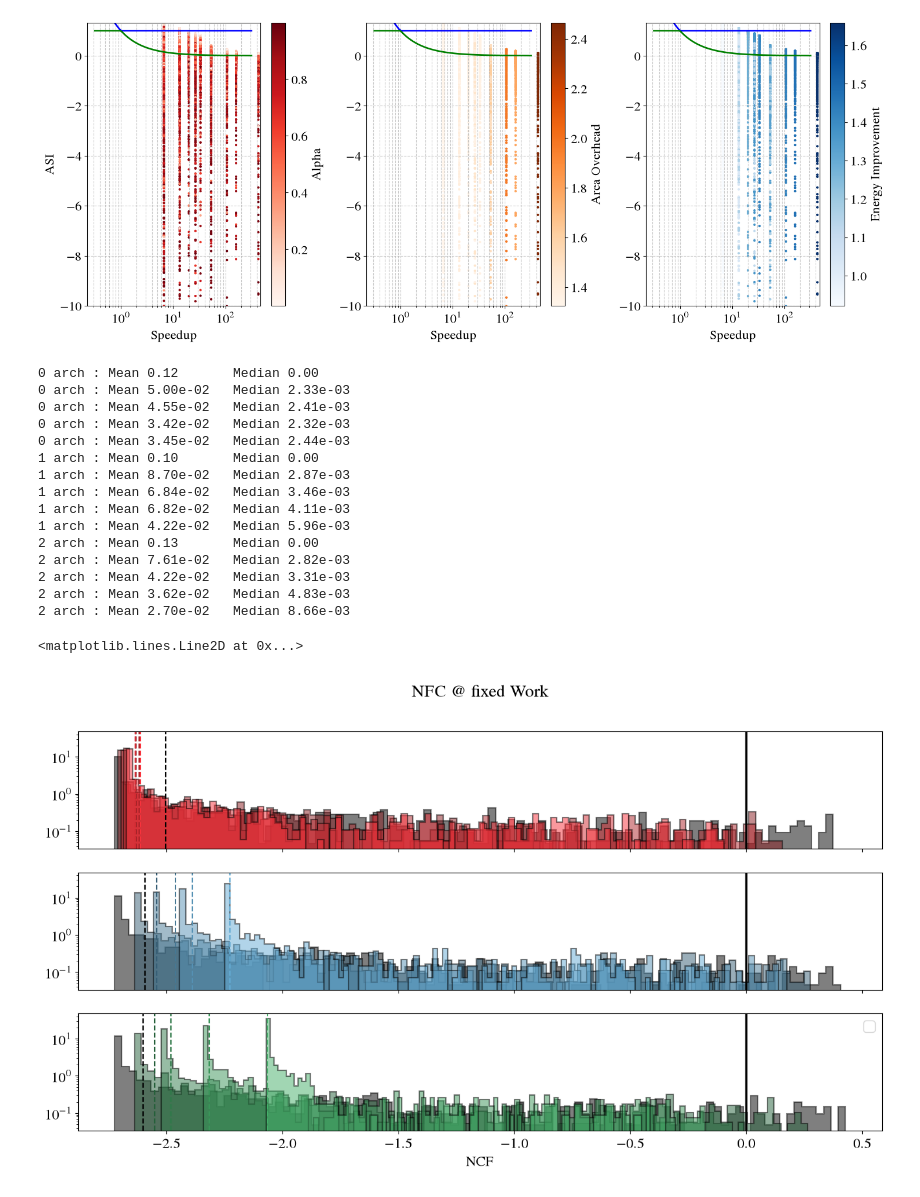
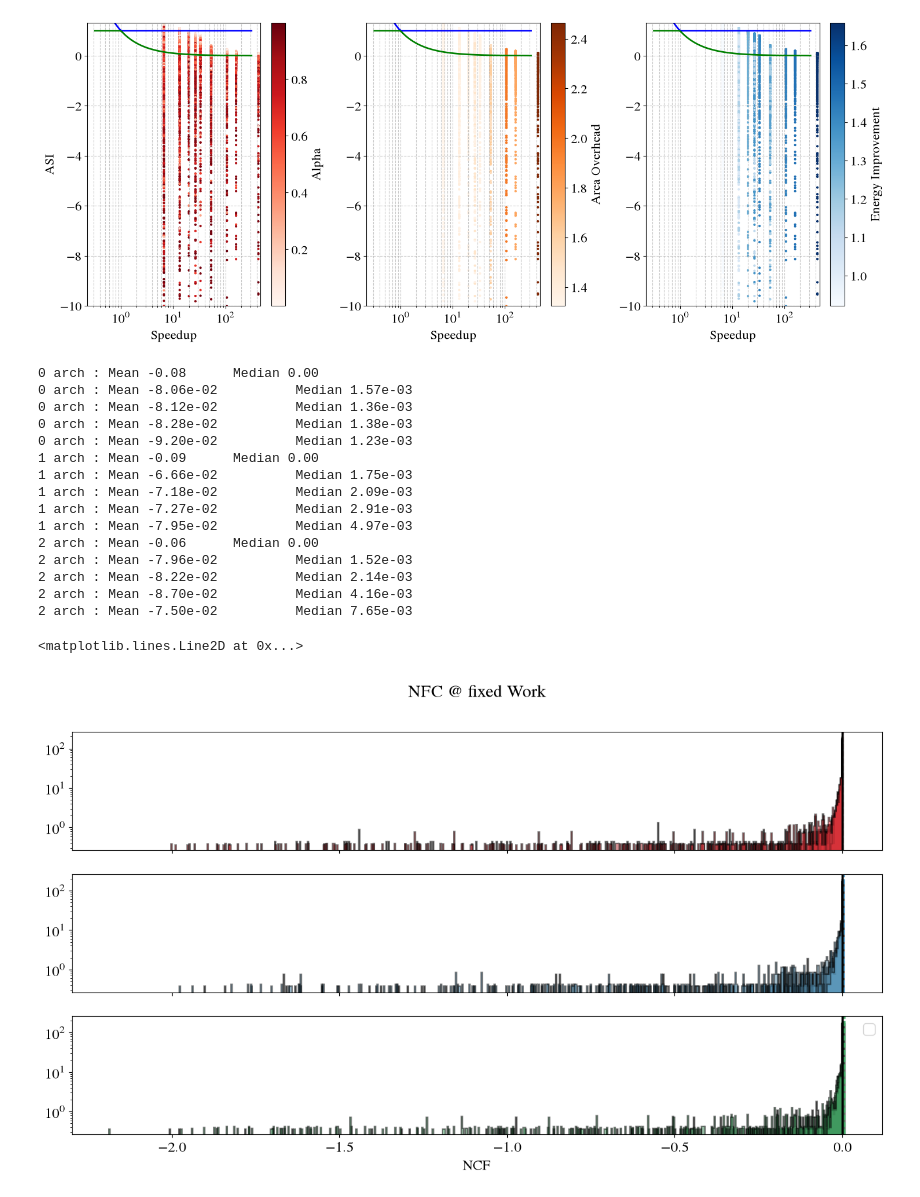
Before and after one commit to PolMaistriaux/IoT_Node_Modeling, a Jupyter notebook: Test_new_applications/Notebook_ASI_Framework.ipynb, the cells around one changed output. Drawn from its saved outputs; the diff is of its cells as text; code cells hidden in the pictures.

```diff
--- a/Test_new_applications/Notebook_ASI_Framework.ipynb
+++ b/Test_new_applications/Notebook_ASI_Framework.ipynb
@@ -1303,10 +1412,10 @@ F_p_J_grid = 1.27e-07 #kgCO2/J
 F_p_J_batt = 1.16e-05 #kgCO2/J
 F_p_pt = np.array([F_p_J_grid,F_p_J_batt])
 
-mc_F_p_pt = F_p_pt[rng.integers(low=0,high=1+1,     size= N)]
+mc_F_p_J = F_p_pt[rng.integers(low=0,high=1+1,     size= N)]
 
-fs_log_min = 1
-fs_log_max = 5
+fs_log_min = 0
+fs_log_max = 4
 
 mc_fs = 10**rng.uniform(low=fs_log_min, high=fs_log_max+1, size=N)
 
@@ -1319,15 +1428,15 @@ F_p_mm2 = 0.97/100
 # 3. XASI METRIC
 # ----------------------------------------------------------------------
 
-mc_cf = (mc_area_overhead * F_p_mm2)  - (mc_fs*mc_F_p_pt*(365*24*60*60*mc_lifetime))*((baseline_energy-mc_energy) /nFFT)
+mc_cf = (mc_area_overhead * F_p_mm2)  - (mc_fs*mc_F_p_J*(365*24*60*60*mc_lifetime))*((baseline_energy-mc_energy) /nFFT)
 
-mc_cf = (mc_area_overhead * F_p_mm2)  + (mc_fs*mc_F_p_pt*(365*24*60*60*mc_lifetime))*((mc_energy) /nFFT)
+#mc_cf = (mc_area_overhead * F_p_mm2)  + (mc_fs*mc_F_p_J*(365*24*60*60*mc_lifetime))*((mc_energy) /nFFT)
 # %%
 
 fig, axes = plt.subplots(3, 1, figsize=(16, 8),  sharey=True,  sharex=True)
 
-nbins_fw = 100
-nbins_ft = 100
+nbins_fw = 500
+nbins_ft = 500
 # (a) NCF ratio distribution
 ax = axes
 
@@ -1338,64 +1447,64 @@ alphaHist = 0.5
 for i in range(3):
     idx = np.where((mc_strat==i) & (mc_arch==0))
     distr = mc_cf[idx]
-    ax[i].hist(np.log10(distr), bins=nbins_fw,color = "black",  alpha=alphaHist,histtype='stepfilled',  fill=fillHist,linewidth = lwHist,density=True, ec='black')#'black')
-    ax[i].axvline(np.log10(np.median(distr)), color='black', linestyle='--', linewidth=1.5)
+    ax[i].hist((distr), bins=nbins_fw,color = "black",  alpha=alphaHist,histtype='stepfilled',  fill=fillHist,linewidth = lwHist,density=True, ec='black')#'black')
+    ax[i].axvline((np.median(distr)), color='black', linestyle='--', linewidth=1.5)
     print("%i arch : Mean %.2f \t Median %.2f"%(i,np.mean(distr), np.median(distr)))
     for j in range(1,arch_Dim):
         idx = np.where((mc_strat==i) & (mc_arch==j))
 
         distr = mc_cf[idx]
-        ax[i].hist(np.log10(distr), bins=nbins_fw,color = color_array[i,j],  alpha=alphaHist,histtype='stepfilled',  fill=fillHist,linewidth = lwHist, density=True, ec= 'black' if fillHist else color_array[i,j])
-        ax[i].axvline(np.log10(np.median(distr)), color = color_array[i,j], linestyle='--', linewidth=1.5)
+        ax[i].hist((distr), bins=nbins_fw,color = color_array[i,j],  alpha=alphaHist,histtype='stepfilled',  fill=fillHist,linewidth = lwHist, density=True, ec= 'black' if fillHist else color_array[i,j])
+        ax[i].axvline((np.median(distr)), color = color_array[i,j], linestyle='--', linewidth=1.5)
         print("%i arch : Mean %.2e \t Median %.2e"%(i,np.mean(distr), np.median(distr)))
 
 ax[0].set_title(f'NFC @ fixed Work\n')
 
 ax[2].set_xlabel('NCF')
 ax[2].legend()
 
 
 #ax[0,0].set_xlim(0, np.percentile(mc_cf,99))# 1.05*np.percentile(mc_ncf_fw_res, 99.9))
 #ax[1,0].set_xlim(0, np.percentile(mc_cf,99))# 1.05*np.percentile(mc_ncf_fw_res, 99.9))
 #ax[2,0].set_xlim(0, np.percentile(mc_cf,99))# 1.05*np.percentile(mc_ncf_fw_res, 99.9))
 #ax[0,1].set_xlim(0, np.percentile(mc_cf,99))# np.percentile(mc_ncf_ft_res, 95))
 #ax[1,1].set_xlim(0, np.percentile(mc_cf,99))# np.percentile(mc_ncf_ft_res, 95))
 #ax[2,1].set_xlim(0, np.percentile(mc_cf,99))# np.percentile(mc_ncf_ft_res, 95))
 #
 #
 #ax[0,0].set_ylim(0, 3)
 #ax[0,1].set_ylim(0, 7)
 
 
 ax[0].set_yscale('log')
 ax[1].set_yscale('log')
 ax[2].set_yscale('log')
 
 #ax[0].set_xscale('log')
 #ax[1].set_xscale('log')
 #ax[2].set_xscale('log')
 
 ax[0].axvline(0, color='black', linestyle='-', linewidth=2.5)
 ax[1].axvline(0, color='black', linestyle='-', linewidth=2.5)
 ax[2].axvline(0, color='black', linestyle='-', linewidth=2.5)
 # %% [output]
-0 arch : Mean 0.12       Median 0.00
-0 arch : Mean 5.00e-02   Median 2.33e-03
-0 arch : Mean 4.55e-02   Median 2.41e-03
-0 arch : Mean 3.42e-02   Median 2.32e-03
-0 arch : Mean 3.45e-02   Median 2.44e-03
-1 arch : Mean 0.10       Median 0.00
-1 arch : Mean 8.70e-02   Median 2.87e-03
-1 arch : Mean 6.84e-02   Median 3.46e-03
-1 arch : Mean 6.82e-02   Median 4.11e-03
-1 arch : Mean 4.22e-02   Median 5.96e-03
-2 arch : Mean 0.13       Median 0.00
-2 arch : Mean 7.61e-02   Median 2.82e-03
-2 arch : Mean 4.22e-02   Median 3.31e-03
-2 arch : Mean 3.62e-02   Median 4.83e-03
-2 arch : Mean 2.70e-02   Median 8.66e-03
+0 arch : Mean -0.08      Median 0.00
+0 arch : Mean -8.06e-02          Median 1.57e-03
+0 arch : Mean -8.12e-02          Median 1.36e-03
+0 arch : Mean -8.28e-02          Median 1.38e-03
+0 arch : Mean -9.20e-02          Median 1.23e-03
+1 arch : Mean -0.09      Median 0.00
+1 arch : Mean -6.66e-02          Median 1.75e-03
+1 arch : Mean -7.18e-02          Median 2.09e-03
+1 arch : Mean -7.27e-02          Median 2.91e-03
+1 arch : Mean -7.95e-02          Median 4.97e-03
+2 arch : Mean -0.06      Median 0.00
+2 arch : Mean -7.96e-02          Median 1.52e-03
+2 arch : Mean -8.22e-02          Median 2.14e-03
+2 arch : Mean -8.70e-02          Median 4.16e-03
+2 arch : Mean -7.50e-02          Median 7.65e-03
 <matplotlib.lines.Line2D at 0x...>
-[figure, old version]
+[figure, new version]
 # %%
 
 fig, axes = plt.subplots(3, 1, figsize=(16, 8),  sharey=True,  sharex=True)
```
Also changed, not shown: parts of 7 cells of this notebook.
